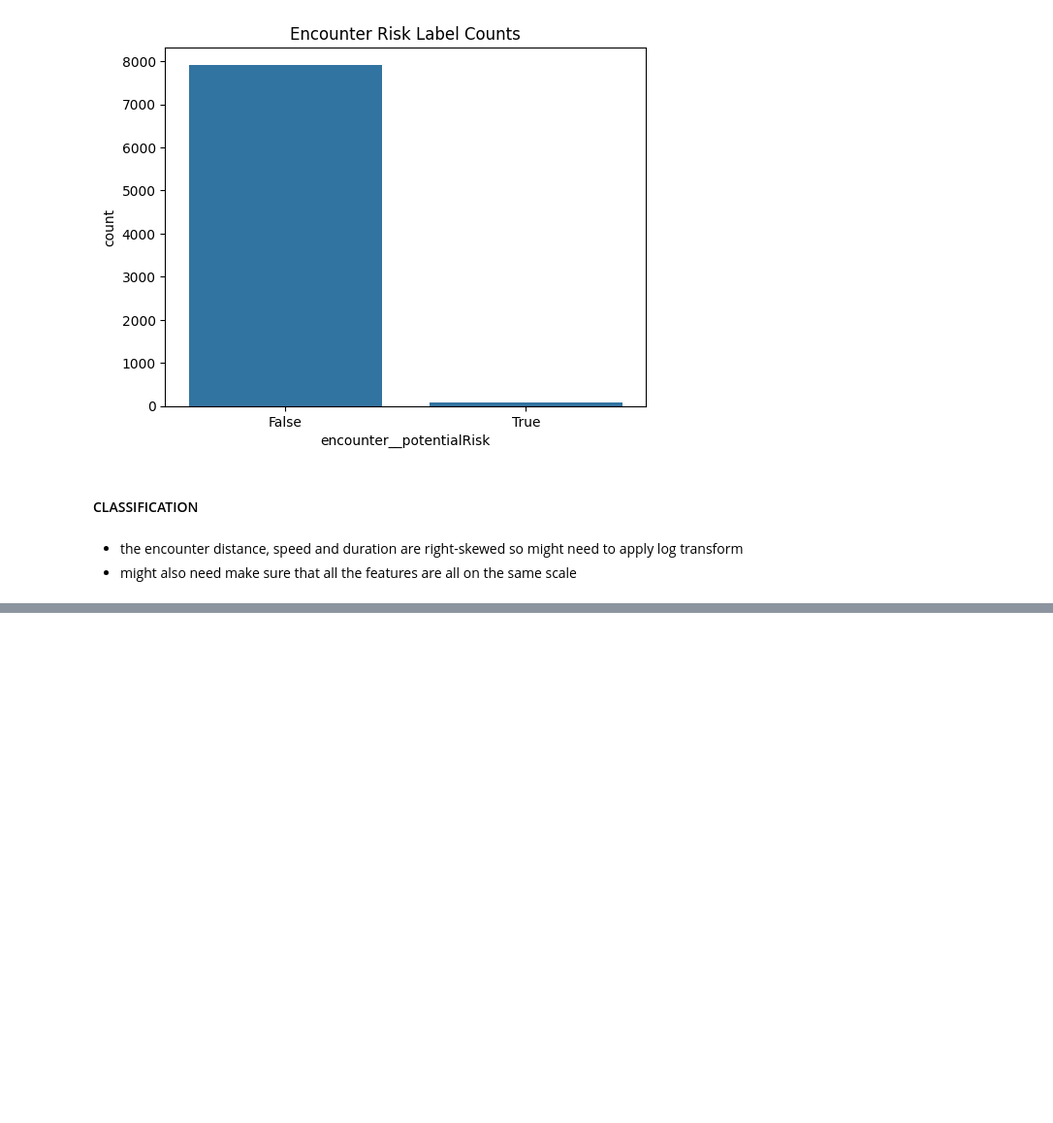
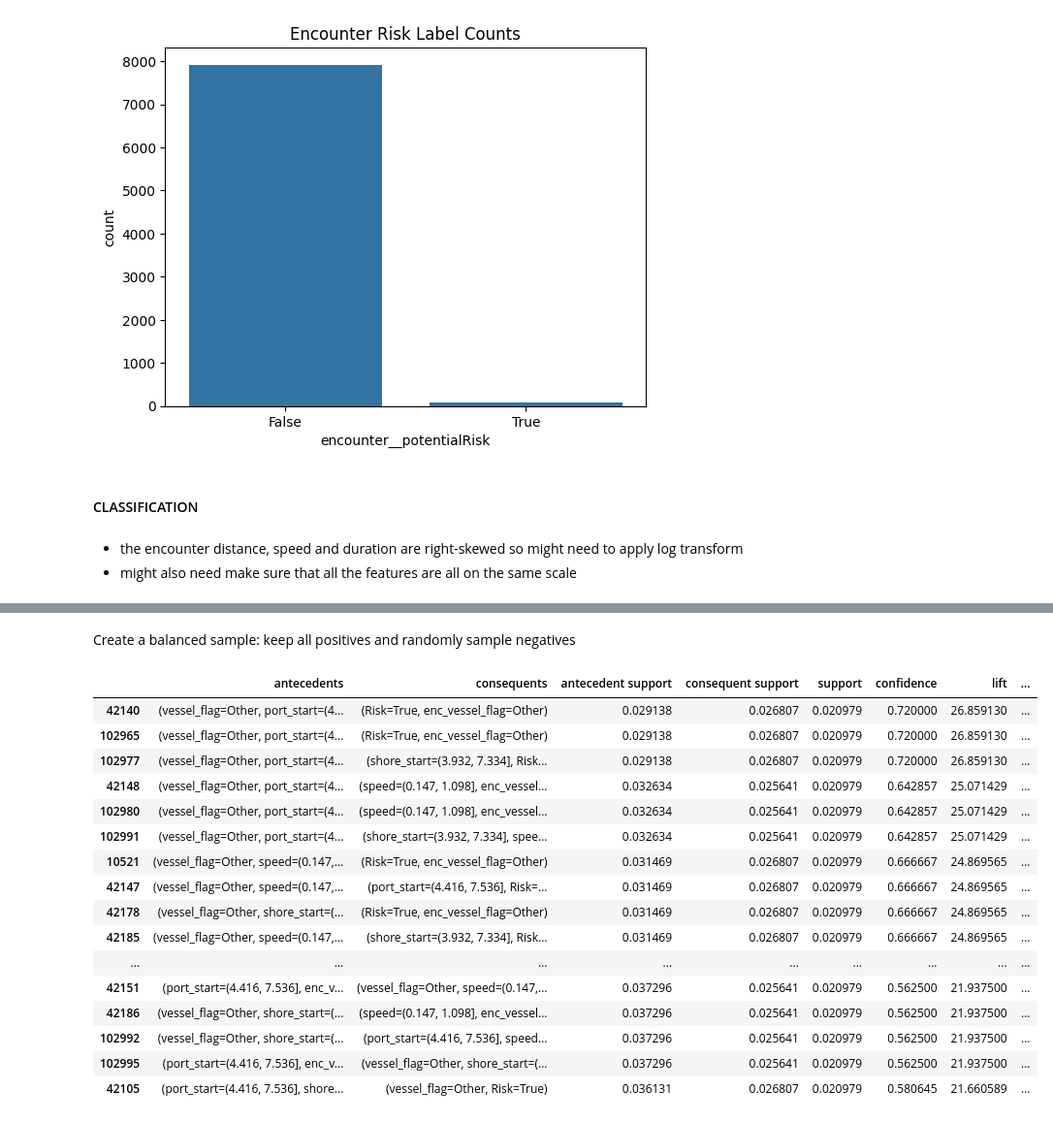
Before and after one commit to zuweii/datamining, a Jupyter notebook: collision.ipynb, the cells around one changed output, grey strips where cells are left out. Shown at 97% size. Saved outputs shown, nothing was run; the diff lists cells and outputs as text; code cells hidden in the pictures; blank space fills up the shorter version.

Commit message:
updated assoc rules

```diff
--- a/collision.ipynb
+++ b/collision.ipynb
@@ -390,0 +194,18 @@ Saved: collision/association_rules_risk_high.csv
+# %%
+def log_and_qbin(series, q=4, labels=None, prefix=None):
+    s = np.log1p(series)                      # dampen skew
+    try:
+        cats = pd.qcut(s, q=q, labels=labels, duplicates='drop')
+    except Exception:
+        cats = pd.cut(s, bins=q, labels=labels)
+    cats = cats.astype(str)
+    if prefix:
+        cats = prefix + '=' + cats
+    return cats
+
+# Example: create binned columns
+df['duration_bin'] = log_and_qbin(df['duration_hours'], q=4, prefix='duration')
+df['speed_bin'] = log_and_qbin(df['encounter__medianSpeedKnots'], q=4, prefix='speed')
+df['encounter_dist_bin'] = log_and_qbin(df['encounter__medianDistanceKilometers'], q=4, prefix='enc_dist')
+df['shore_start_bin'] = log_and_qbin(df['distances__startDistanceFromShoreKm'], q=4, prefix='shore_start')
+df['port_start_bin'] = log_and_qbin(df['distances__startDistanceFromPortKm'], q=4, prefix='port_start')
@@ -390,0 +272,44 @@ Saved: collision/association_rules_risk_high.csv
+# %% [markdown]
+Create a balanced sample: keep all positives and randomly sample negatives
+# %%
+# undersample negatives
+pos_df = df[df['encounter__potentialRisk'] == True]
+neg_df = df[df['encounter__potentialRisk'] == False]
+sample_neg = neg_df.sample(n=min(len(neg_df), len(pos_df)*10), random_state=42)  # 10x negatives
+df_bal = pd.concat([pos_df, sample_neg]).reset_index(drop=True)
+
+# transactions for balanced
+transactions_bal = df_bal.apply(row_to_items, axis=1).tolist()
+te_bal = TransactionEncoder()
+te_bal_ary = te_bal.fit(transactions_bal).transform(transactions_bal)
+df_bal_trans = pd.DataFrame(te_bal_ary, columns=te_bal.columns_)
+
+# run apriori
+min_support_bal = 0.02   # tweak: 2% of balanced sample
+freq_itemsets_bal = apriori(df_bal_trans, min_support=min_support_bal, use_colnames=True)
+rules_bal = association_rules(freq_itemsets_bal, metric='confidence', min_threshold=0.4)
+
+# keep only rules where consequent contains 'Risk=True'
+rules_bal = rules_bal[rules_bal['consequents'].apply(lambda c: 'Risk=True' in c)]
+# add absolute counts
+rules_bal['antecedent_count'] = rules_bal['support'] * len(df_bal_trans)
+rules_bal = rules_bal.sort_values(['lift','confidence','antecedent_count'], ascending=[False,False,False])
+rules_bal.head(30)
+# %% [output]
+|  | antecedents | consequents | antecedent support | consequent support | support | confidence | lift | ... |
+| 42140 | (vessel_flag=Other, port_start=(4... | (Risk=True, enc_vessel_flag=Other) | 0.029138 | 0.026807 | 0.020979 | 0.720000 | 26.859130 | ... |
+| 102965 | (vessel_flag=Other, port_start=(4... | (Risk=True, enc_vessel_flag=Other) | 0.029138 | 0.026807 | 0.020979 | 0.720000 | 26.859130 | ... |
+| 102977 | (vessel_flag=Other, port_start=(4... | (shore_start=(3.932, 7.334], Risk... | 0.029138 | 0.026807 | 0.020979 | 0.720000 | 26.859130 | ... |
+| 42148 | (vessel_flag=Other, port_start=(4... | (speed=(0.147, 1.098], enc_vessel... | 0.032634 | 0.025641 | 0.020979 | 0.642857 | 25.071429 | ... |
+| 102980 | (vessel_flag=Other, port_start=(4... | (speed=(0.147, 1.098], enc_vessel... | 0.032634 | 0.025641 | 0.020979 | 0.642857 | 25.071429 | ... |
+| 102991 | (vessel_flag=Other, port_start=(4... | (shore_start=(3.932, 7.334], spee... | 0.032634 | 0.025641 | 0.020979 | 0.642857 | 25.071429 | ... |
+| 10521 | (vessel_flag=Other, speed=(0.147,... | (Risk=True, enc_vessel_flag=Other) | 0.031469 | 0.026807 | 0.020979 | 0.666667 | 24.869565 | ... |
+| 42147 | (vessel_flag=Other, speed=(0.147,... | (port_start=(4.416, 7.536], Risk=... | 0.031469 | 0.026807 | 0.020979 | 0.666667 | 24.869565 | ... |
+| 42178 | (vessel_flag=Other, shore_start=(... | (Risk=True, enc_vessel_flag=Other) | 0.031469 | 0.026807 | 0.020979 | 0.666667 | 24.869565 | ... |
+| 42185 | (vessel_flag=Other, speed=(0.147,... | (shore_start=(3.932, 7.334], Risk... | 0.031469 | 0.026807 | 0.020979 | 0.666667 | 24.869565 | ... |
+| ... | ... | ... | ... | ... | ... | ... | ... | ... |
+| 42151 | (port_start=(4.416, 7.536], enc_v... | (vessel_flag=Other, speed=(0.147,... | 0.037296 | 0.025641 | 0.020979 | 0.562500 | 21.937500 | ... |
+| 42186 | (vessel_flag=Other, shore_start=(... | (speed=(0.147, 1.098], enc_vessel... | 0.037296 | 0.025641 | 0.020979 | 0.562500 | 21.937500 | ... |
+| 102992 | (vessel_flag=Other, shore_start=(... | (port_start=(4.416, 7.536], speed... | 0.037296 | 0.025641 | 0.020979 | 0.562500 | 21.937500 | ... |
+| 102995 | (port_start=(4.416, 7.536], enc_v... | (vessel_flag=Other, shore_start=(... | 0.037296 | 0.025641 | 0.020979 | 0.562500 | 21.937500 | ... |
+| 42105 | (port_start=(4.416, 7.536], shore... | (vessel_flag=Other, Risk=True) | 0.036131 | 0.026807 | 0.020979 | 0.580645 | 21.660589 | ... |
```
Also changed, not shown: parts of 24 cells of this notebook, 2 other files.
